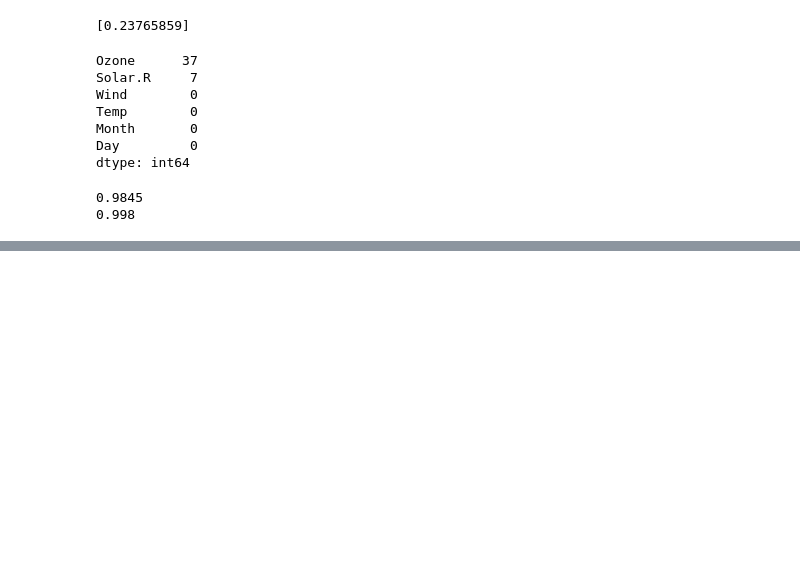
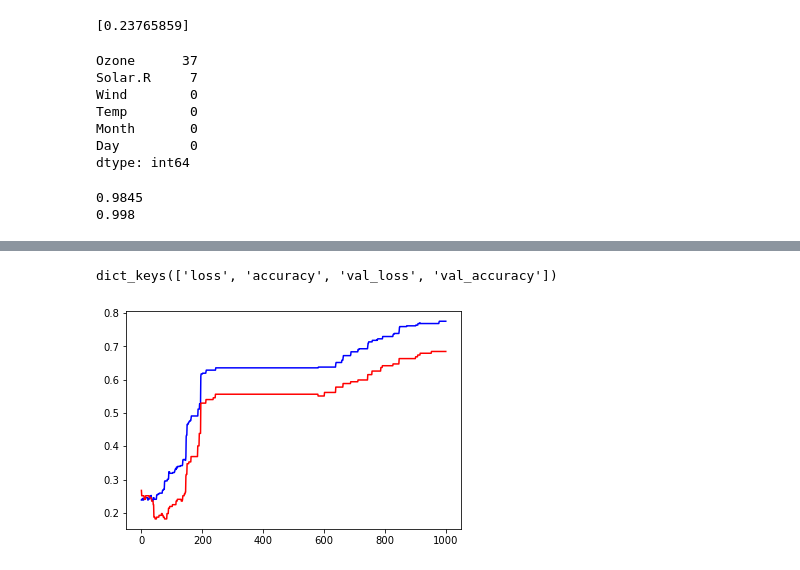
Before and after one commit to Gwang-chae/TIL, a Jupyter notebook: ML/tensorflow.ipynb, the cells around one changed output, grey strips where cells are left out. Drawn from its saved outputs; the diff is of its cells as text; code cells hidden in the pictures; blank space fills up the shorter version.

```diff
--- a/ML/tensorflow.ipynb
+++ b/ML/tensorflow.ipynb
@@ -138,0 +339,11 @@ print(knn_model.score(x_data_test_norm, t_data_test))
+# %%
+import matplotlib.pyplot as plt
+
+print(result.history.keys())
+
+plt.plot(result.history['accuracy'], color='b')
+plt.plot(result.history['val_accuracy'], color='r')
+plt.show()  # overfitting 발생
+# %% [output]
+dict_keys(['loss', 'accuracy', 'val_loss', 'val_accuracy'])
+[figure, added]
```
Also changed, not shown: parts of 4 cells of this notebook.
